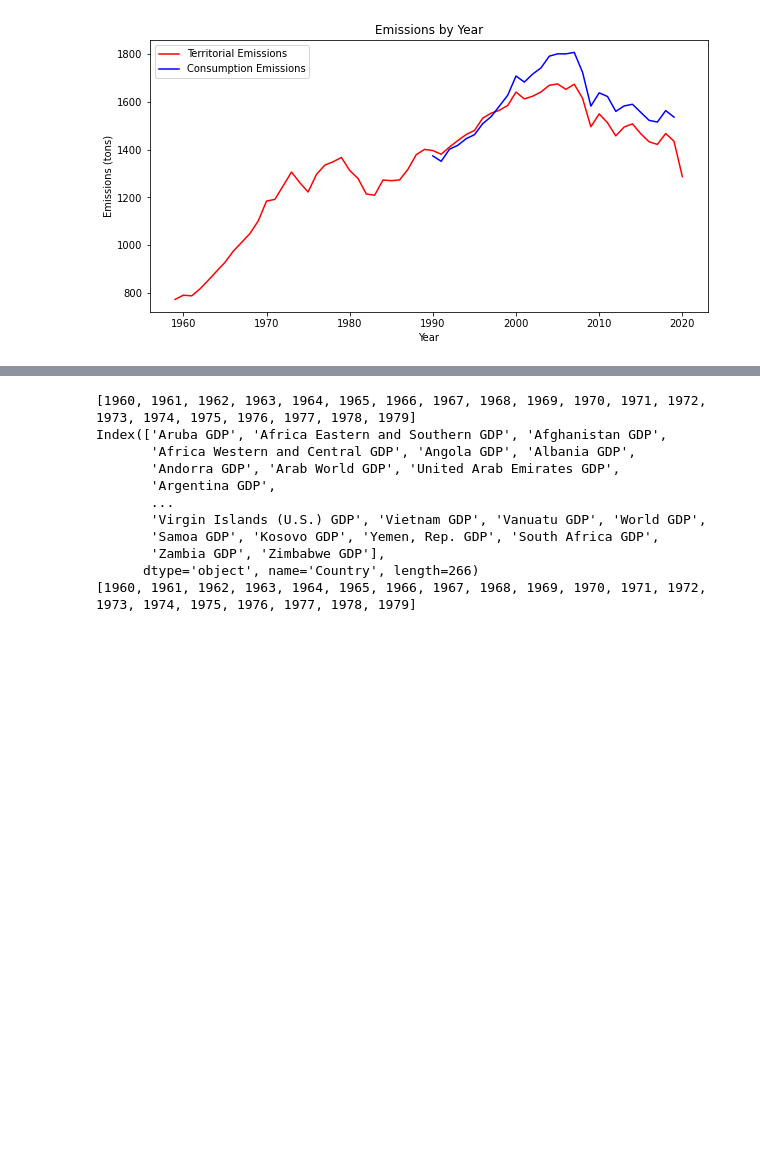
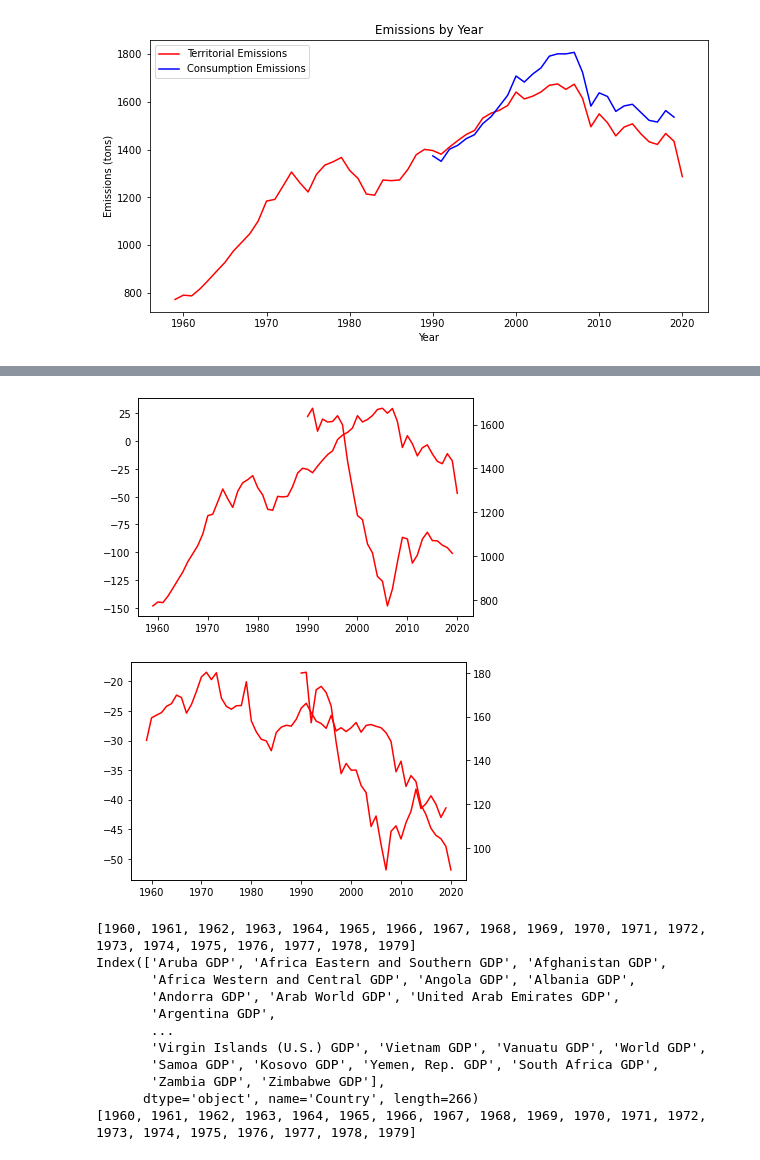
Before and after one commit to TimDommett/MSc-Applied-Economics---Testing-the-Environmental-Kuznets-Curve-EKC-, a Jupyter notebook: Analysis/test.ipynb, the cells around one changed output, grey strips where cells are left out. Cells and saved outputs as stored; diff of their text form; code cells hidden in the pictures; blank space fills up the shorter version.

```diff
--- a/Analysis/test.ipynb
+++ b/Analysis/test.ipynb
@@ -110,3 +117,11 @@ plt.ylabel('Emissions (tons)')
 plt.show()
 # %% [output]
 [figure]
+# %%
+# Load emissions trade based data
+trade_of_emissions = pd.read_excel('../Data/Emmissions Data.xlsx', sheet_name=2)
+trade_of_emissions = trade_of_emissions.rename(columns={'MtC/yr': 'Year'})
+trade_of_emissions = trade_of_emissions.set_index('Year')
+print(trade_of_emissions.head(20).index.tolist())
+trade_of_emissions = trade_of_emissions.add_suffix(' Emissions Trade')
+trade_of_emissions.head()
@@ -113,3 +138,20 @@ plt.show()
+# %%
+# Plot both United Kingdom Income and United Kingdom on the y axis with the index values of the dataframe on the x axis
+fig, ax_left = plt.subplots()
+ax_right = ax_left.twinx()
+ax_left.plot(trade_of_emissions.index.values, trade_of_emissions['USA Emissions Trade'], color='red', label='Trade of Emissions')
+ax_right.plot(territorial_emissions.index.values, territorial_emissions['USA'], color='red', label='Territorial Emissions')
+plt.show()
+
+# Plot both United Kingdom Income and United Kingdom on the y axis with the index values of the dataframe on the x axis
+fig, ax_left = plt.subplots()
+ax_right = ax_left.twinx()
+ax_left.plot(trade_of_emissions.index.values, trade_of_emissions['United Kingdom Emissions Trade'], color='red', label='Trade of Emissions')
+ax_right.plot(territorial_emissions.index.values, territorial_emissions['United Kingdom'], color='red', label='Territorial Emissions')
+plt.show()
+# %% [output]
+[figure, added]
+[figure, added]
 # %%
 # Load GDP Data - Economic Growth
 gdp_per_capita = pd.read_excel('../Data/GDP_per_capita_cleaned.xls')
```
Also changed, not shown: parts of 28 cells of this notebook, 5 other files.
